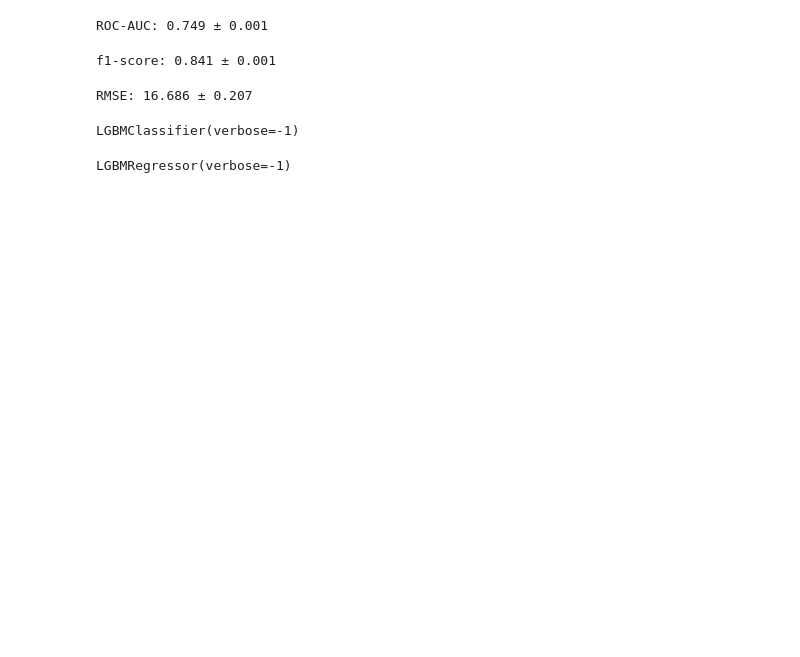
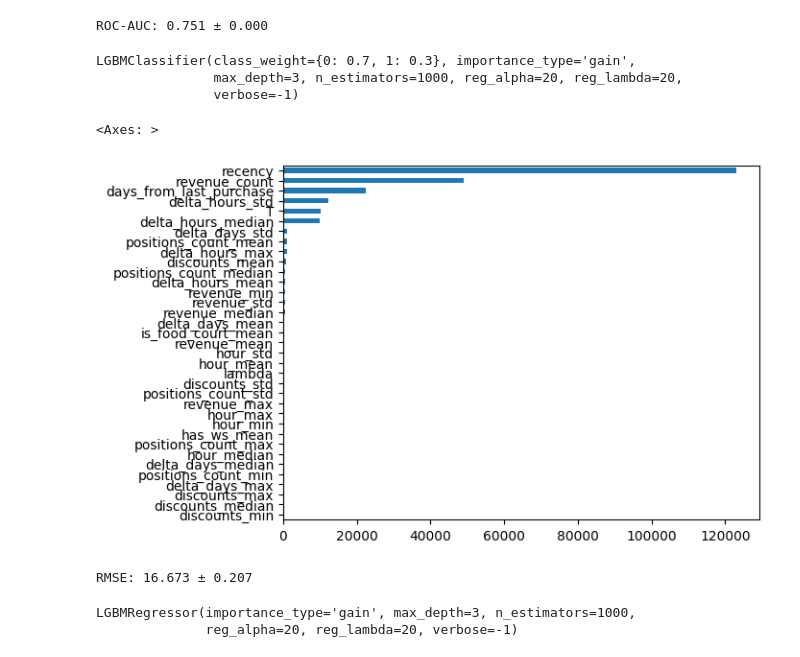
Before and after one commit to aayugay99/hacks-ai-AST, a Jupyter notebook: boosting.ipynb, the cells around one changed output. Drawn from its saved outputs; the diff is of its cells as text; code cells hidden in the pictures; blank space fills up the shorter version.

```diff
--- a/boosting.ipynb
+++ b/boosting.ipynb
@@ -24,3 +33,9 @@ df_test['buy_post'] = 0
+# %%
+def has_ws(x):
+    return x in ['Отдельно стоящий с внешней зоной', 'Отдельно стоящий без внешней зоны', 'Отдельно стоящий', 'Фудкорт с туалетом']
+
+def is_food_court(x):
+    return 'Фудкорт' in x
 # %%
 def preprocess(df):
     # df = df.drop_duplicates()
@@ -57,5 +90,5 @@ def preprocess(df):
 
     return data_cust_agg
 # %%
-data_train = preprocess(df_train)
+data_train_val = preprocess(df_train)
 # %%
@@ -85,44 +120,54 @@ data_test.head()
 # %%
-X_train = data_train.drop(['date_diff_post_first', 'buy_post_first', 'customer_id_'], axis=1)
-y_train_class = data_train['buy_post_first']
-y_train_reg = data_train['date_diff_post_first']
-
-# X_valid = data_valid.drop(['date_diff_post_first', 'buy_post_first', 'customer_id_', 'startdatetime_min', 'startdatetime_max'], axis=1)
-# y_valid_class = data_valid['buy_post_first']
-# y_valid_reg = data_valid['date_diff_post_first']
+X_train = data_train_val.drop(['date_diff_post_first', 'buy_post_first', 'customer_id_'], axis=1)
+y_train_class = data_train_val['buy_post_first']
+y_train_reg = data_train_val['date_diff_post_first']
 
 X_test = data_test.drop(['date_diff_post_first', 'buy_post_first', 'customer_id_'], axis=1)
 # %%
-model = LGBMClassifier(verbose=-1)
-# model = LogisticRegression()
+model_class = LGBMClassifier(
+    n_estimators=1000,
+    reg_alpha=20,
+    max_depth=3,
+    importance_type='gain',
+    reg_lambda=20,
+    class_weight={0: 0.7, 1:0.3},
+    verbose=-1,
+)
 
-res = cross_val_score(model, X_train, y_train_class, scoring='roc_auc')
+res = cross_val_score(model_class, X_train, y_train_class, scoring='roc_auc')
 print(f'ROC-AUC: {res.mean():.3f} ± {res.std():.3f}')
 # %% [output]
-ROC-AUC: 0.749 ± 0.001
+ROC-AUC: 0.751 ± 0.000
-# %%
-res = cross_val_score(model, X_train, y_train_class, scoring='f1')
-print(f'f1-score: {res.mean():.3f} ± {res.std():.3f}')
-# %% [output]
-f1-score: 0.841 ± 0.001
+# %%
+model_class.fit(X_train, y_train_class)
+# %% [output]
+LGBMClassifier(class_weight={0: 0.7, 1: 0.3}, importance_type='gain',
+               max_depth=3, n_estimators=1000, reg_alpha=20, reg_lambda=20,
+               verbose=-1)
+# %%
+pd.Series(model_class.feature_importances_, index=X_train.columns).sort_values().plot(kind='barh')
+# %% [output]
+<Axes: >
+[figure, added]
 # %%
-model = LGBMRegressor(verbose=-1)
-# model = LinearRegression()
+model_reg = LGBMRegressor(
+    n_estimators=1000,
+    reg_alpha=20,
+    max_depth=3,
+    importance_type='gain',
+    reg_lambda=20,
+    verbose=-1,
+)
 
-res = cross_val_score(model, X_train, y_train_reg.fillna(0), scoring='neg_root_mean_squared_error')
+res = cross_val_score(model_reg, X_train, y_train_reg.fillna(0), scoring='neg_root_mean_squared_error')
 print(f'RMSE: {-res.mean():.3f} ± {res.std():.3f}')
 # %% [output]
-RMSE: 16.686 ± 0.207
+RMSE: 16.673 ± 0.207
-# %%
-model_class = LGBMClassifier(verbose=-1)
-model_class.fit(X_train, y_train_class)
-# %% [output]
-LGBMClassifier(verbose=-1)
 # %%
-model_reg = LGBMRegressor(verbose=-1)
 model_reg.fit(X_train, y_train_reg.fillna(0))
 # %% [output]
-LGBMRegressor(verbose=-1)
+LGBMRegressor(importance_type='gain', max_depth=3, n_estimators=1000,
+              reg_alpha=20, reg_lambda=20, verbose=-1)
 # %%
 pred_class = model_class.predict(X_test)
 pred_reg = model_reg.predict(X_test)
```
Also changed, not shown: parts of 8 cells of this notebook.
